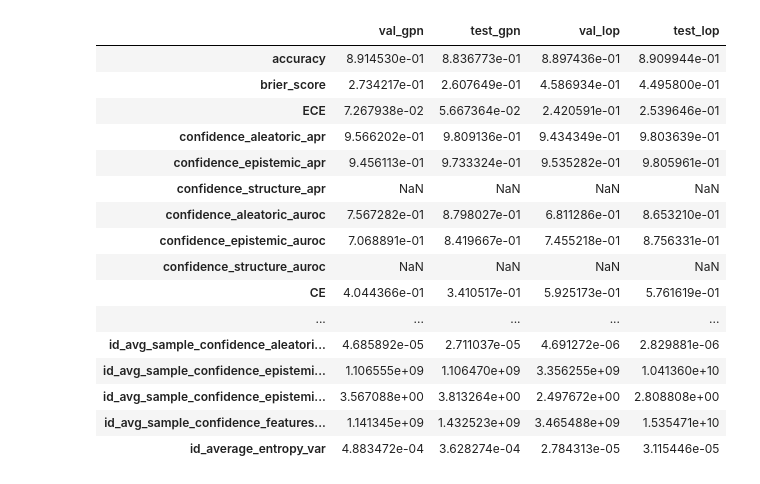
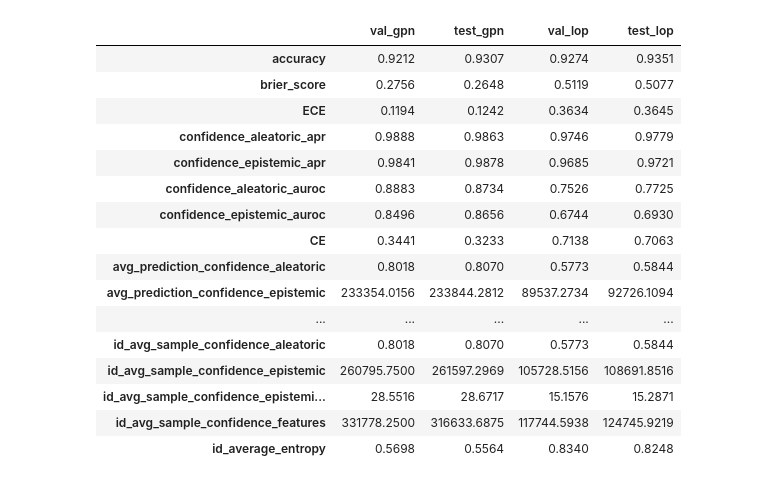
Before and after one commit to Cortys/gpn-extensions, a Jupyter notebook: test.ipynb, the cells around one changed output. Saved outputs shown, nothing was run; the diff lists cells and outputs as text; code cells hidden in the pictures.

```diff
--- a/test.ipynb
+++ b/test.ipynb
@@ -11,6 +11,7 @@ from sklearn.exceptions import UndefinedMetricWarning
 warnings.filterwarnings("ignore", category=UndefinedMetricWarning)
 # %%
 from gpn.experiments.multiple_run_experiment import MultipleRunExperiment
+from gpn.experiments.transductive_experiment import TransductiveExperiment
 from gpn.utils.config import (
     DataConfiguration,
     ModelConfiguration,
@@ -27,11 +28,11 @@ def create_experiment(model_name):
         save_model=True,
         gpu=0,
         experiment_name="ood_loc",
-        num_inits=3,
-        num_splits=10
+        num_inits=1,
+        num_splits=1,
     )
     data_cfg = DataConfiguration(
-        dataset="CoraML",
+        dataset="AmazonPhotos",
         split_no=1,
         root="./data",
         ood_flag=True,
@@ -80,7 +81,7 @@ def create_experiment(model_name):
         weight_decay=0.001,
     )
 
-    return MultipleRunExperiment(run_cfg, data_cfg, model_cfg, train_cfg)
+    return TransductiveExperiment(run_cfg, data_cfg, model_cfg, train_cfg)
 
 
 gpn_e = create_experiment("GPN")
@@ -99,34 +119,34 @@ KeyboardInterrupt:
 # %%
 import pandas as pd
 from gpn.utils.utils import results_dict_to_df
 
 df_lop = results_dict_to_df(res_lop)
 df = results_dict_to_df(res)
 
 pd.set_option("display.max_rows", None)
-pd.DataFrame(
+(pd.DataFrame(
     dict(
         val_gpn=df["val"],
         test_gpn=df["test"],
         val_lop=df_lop["val"],
         test_lop=df_lop["test"],
     )
-)
+)).round(4).dropna()
 # %% [output]
 |  | val_gpn | test_gpn | val_lop | test_lop |
-| accuracy | 8.914530e-01 | 8.836773e-01 | 8.897436e-01 | 8.909944e-01 |
-| brier_score | 2.734217e-01 | 2.607649e-01 | 4.586934e-01 | 4.495800e-01 |
-| ECE | 7.267938e-02 | 5.667364e-02 | 2.420591e-01 | 2.539646e-01 |
-| confidence_aleatoric_apr | 9.566202e-01 | 9.809136e-01 | 9.434349e-01 | 9.803639e-01 |
-| confidence_epistemic_apr | 9.456113e-01 | 9.733324e-01 | 9.535282e-01 | 9.805961e-01 |
-| confidence_structure_apr | NaN | NaN | NaN | NaN |
-| confidence_aleatoric_auroc | 7.567282e-01 | 8.798027e-01 | 6.811286e-01 | 8.653210e-01 |
-| confidence_epistemic_auroc | 7.068891e-01 | 8.419667e-01 | 7.455218e-01 | 8.756331e-01 |
-| confidence_structure_auroc | NaN | NaN | NaN | NaN |
-| CE | 4.044366e-01 | 3.410517e-01 | 5.925173e-01 | 5.761619e-01 |
+| accuracy | 0.9212 | 0.9307 | 0.9274 | 0.9351 |
+| brier_score | 0.2756 | 0.2648 | 0.5119 | 0.5077 |
+| ECE | 0.1194 | 0.1242 | 0.3634 | 0.3645 |
+| confidence_aleatoric_apr | 0.9888 | 0.9863 | 0.9746 | 0.9779 |
+| confidence_epistemic_apr | 0.9841 | 0.9878 | 0.9685 | 0.9721 |
+| confidence_aleatoric_auroc | 0.8883 | 0.8734 | 0.7526 | 0.7725 |
+| confidence_epistemic_auroc | 0.8496 | 0.8656 | 0.6744 | 0.6930 |
+| CE | 0.3441 | 0.3233 | 0.7138 | 0.7063 |
+| avg_prediction_confidence_aleatoric | 0.8018 | 0.8070 | 0.5773 | 0.5844 |
+| avg_prediction_confidence_epistemic | 233354.0156 | 233844.2812 | 89537.2734 | 92726.1094 |
 | ... | ... | ... | ... | ... |
-| id_avg_sample_confidence_aleatori... | 4.685892e-05 | 2.711037e-05 | 4.691272e-06 | 2.829881e-06 |
-| id_avg_sample_confidence_epistemi... | 1.106555e+09 | 1.106470e+09 | 3.356255e+09 | 1.041360e+10 |
-| id_avg_sample_confidence_epistemi... | 3.567088e+00 | 3.813264e+00 | 2.497672e+00 | 2.808808e+00 |
-| id_avg_sample_confidence_features... | 1.141345e+09 | 1.432523e+09 | 3.465488e+09 | 1.535471e+10 |
-| id_average_entropy_var | 4.883472e-04 | 3.628274e-04 | 2.784313e-05 | 3.115446e-05 |
+| id_avg_sample_confidence_aleatoric | 0.8018 | 0.8070 | 0.5773 | 0.5844 |
+| id_avg_sample_confidence_epistemic | 260795.7500 | 261597.2969 | 105728.5156 | 108691.8516 |
+| id_avg_sample_confidence_epistemi... | 28.5516 | 28.6717 | 15.1576 | 15.2871 |
+| id_avg_sample_confidence_features | 331778.2500 | 316633.6875 | 117744.5938 | 124745.9219 |
+| id_average_entropy | 0.5698 | 0.5564 | 0.8340 | 0.8248 |
```
Also changed, not shown: parts of 3 cells of this notebook, 1 other file.
